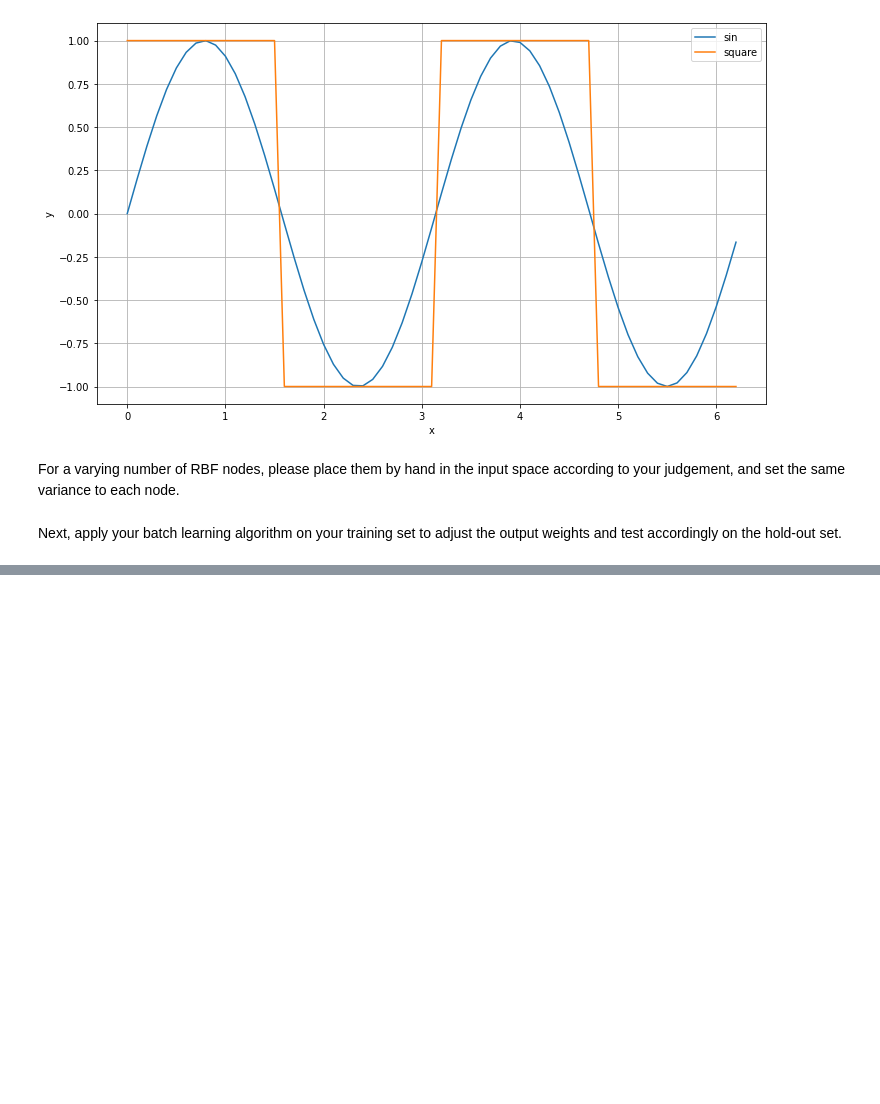
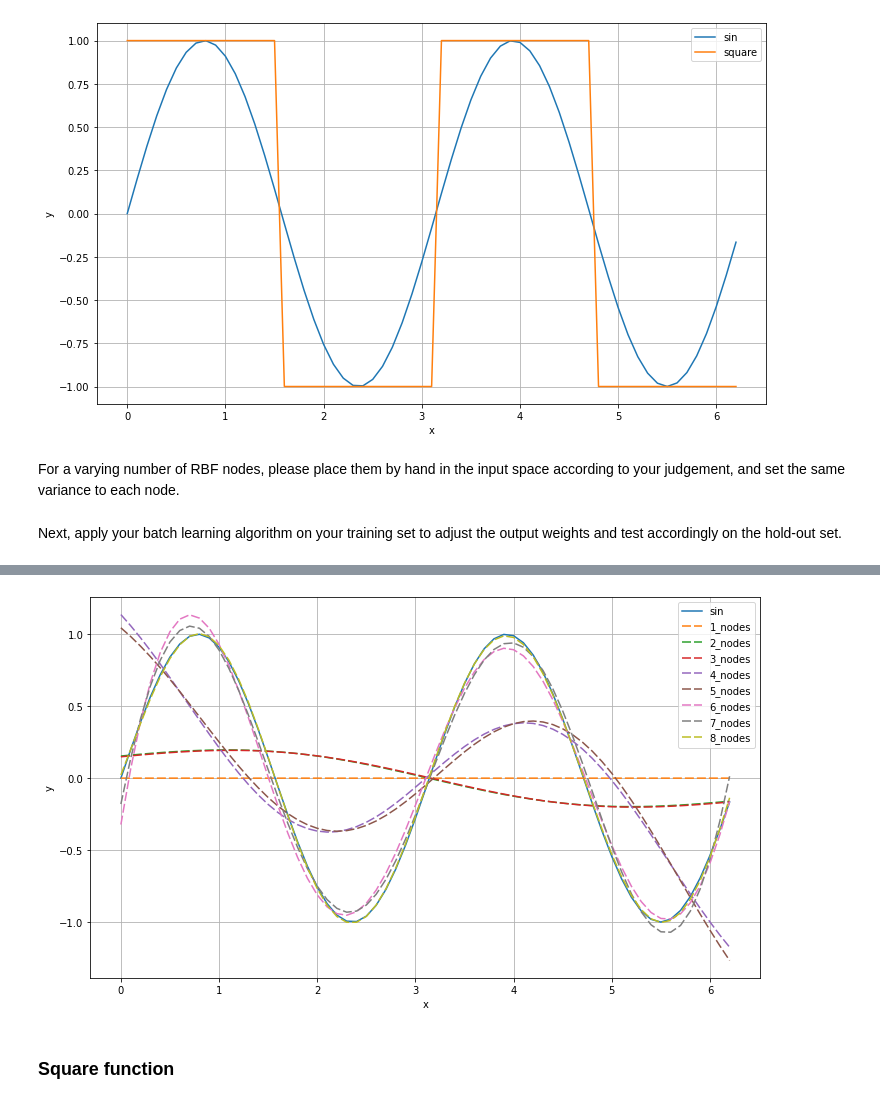
Before and after one commit to Alexdruso/DD2437-ANNDA-Colasanti-Sanvito-Stuart, a Jupyter notebook: lab2/assignment_1.ipynb, the cells around one changed output, grey strips where cells are left out. Saved outputs shown, nothing was run; the diff lists cells and outputs as text; code cells hidden in the pictures; blank space fills up the shorter version.

```diff
--- a/lab2/assignment_1.ipynb
+++ b/lab2/assignment_1.ipynb
@@ -54,0 +72,26 @@ rbf_network.fit(sin_df[['x']].to_numpy(), sin_df[['y']].to_numpy())
+# %%
+rbf_locations = np.asarray([np.pi * k/4 for k in range(9) if k%2 != 0]).reshape((4, 1))
+rbf_scale = 0.9
+# %%
+rbf_network = RBFNetwork(
+    rbf_locations=rbf_locations,
+    rbf_scale=rbf_scale,
+    learning_rule='least_squares'
+)
+
+rbf_network.fit(square_df[['x']].to_numpy(), square_df[['y']].to_numpy())
+# %%
+error = cross_val_score(
+            estimator = rbf_network,
+            X = square_df[['x']].to_numpy(),
+            y = square_df[['y']].to_numpy(),
+            scoring = 'neg_mean_absolute_error',
+            cv=10
+        )
+
+print(
+    'The MAE on the hold-out set with a first educate guess is {} with std {}.'.format(
+        -error.mean(),
+        error.std()
+    )
+)
@@ -54,0 +111,11 @@ rbf_network.fit(sin_df[['x']].to_numpy(), sin_df[['y']].to_numpy())
+# %%
+vectors = [
+    np.asarray([np.pi]).reshape((1, 1)),
+    np.asarray([3*np.pi/4, 5*np.pi/4]).reshape((2, 1)),
+    np.asarray([3*np.pi/4, np.pi, 5*np.pi/4]).reshape((3, 1)),
+    np.asarray([np.pi * k/4 for k in range(8) if k%2 != 0]).reshape((4, 1)),
+    np.asarray([np.pi/4, 3*np.pi/4, np.pi, 5*np.pi/4, 7*np.pi/4]).reshape((5, 1)),
+    np.asarray([np.pi/4, np.pi/2, 3*np.pi/4, np.pi, 5*np.pi/4, 7*np.pi/4]).reshape((6, 1)),
+    np.asarray([np.pi/4, np.pi/2, 3*np.pi/4, np.pi, 5*np.pi/4, 3*np.pi/2, 7*np.pi/4]).reshape((7, 1)),
+    np.asarray([0, np.pi/4, np.pi/2, 3*np.pi/4, np.pi, 5*np.pi/4, 3*np.pi/2, 7*np.pi/4]).reshape((8, 1))
+]
@@ -54,0 +182,12 @@ rbf_network.fit(sin_df[['x']].to_numpy(), sin_df[['y']].to_numpy())
+# %%
+plot_2d_function(
+    dfs=[sin_df],
+    function_names=['sin'],
+    models = results['models'],
+    names = ['{}_nodes'.format(num_nodes) for num_nodes in results['num_nodes']],
+    path=img_path + 'sin_interpolation'
+)
+# %% [output]
+[figure, added]
+# %% [markdown]
+### Square function
```
Also changed, not shown: parts of 40 cells of this notebook.
